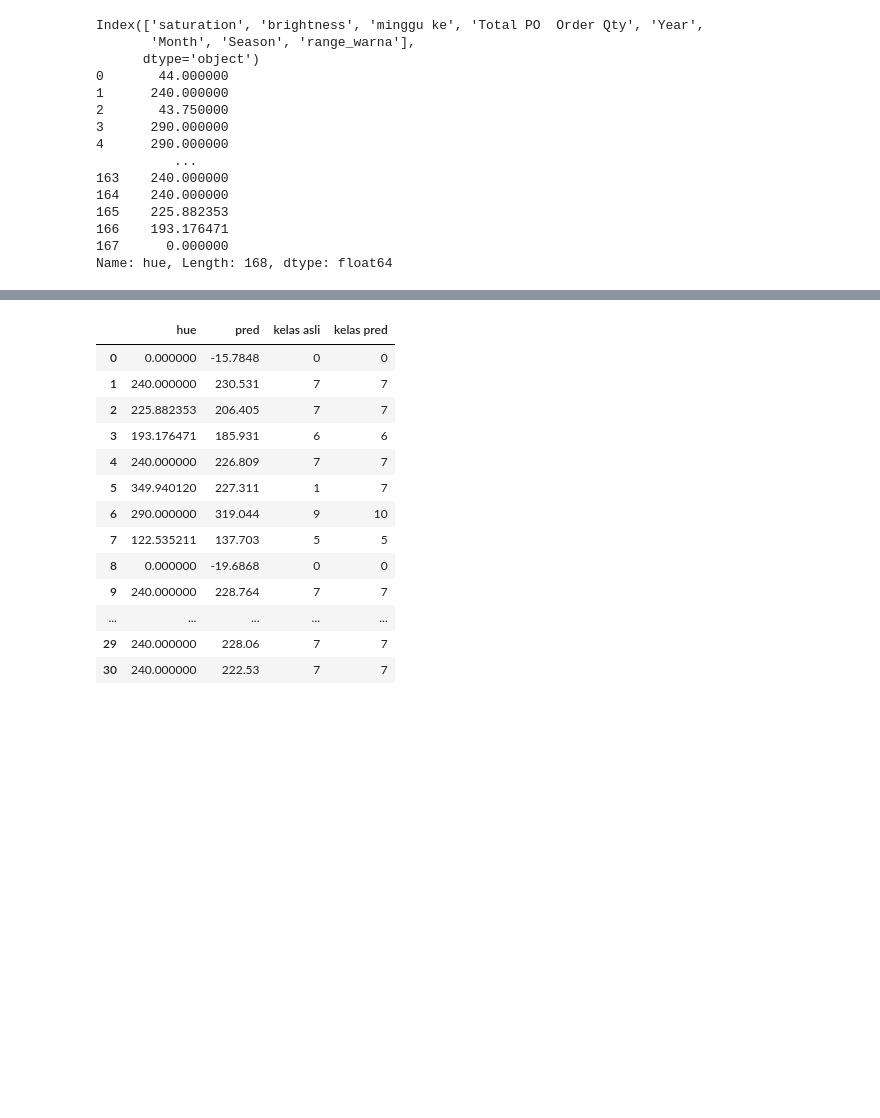
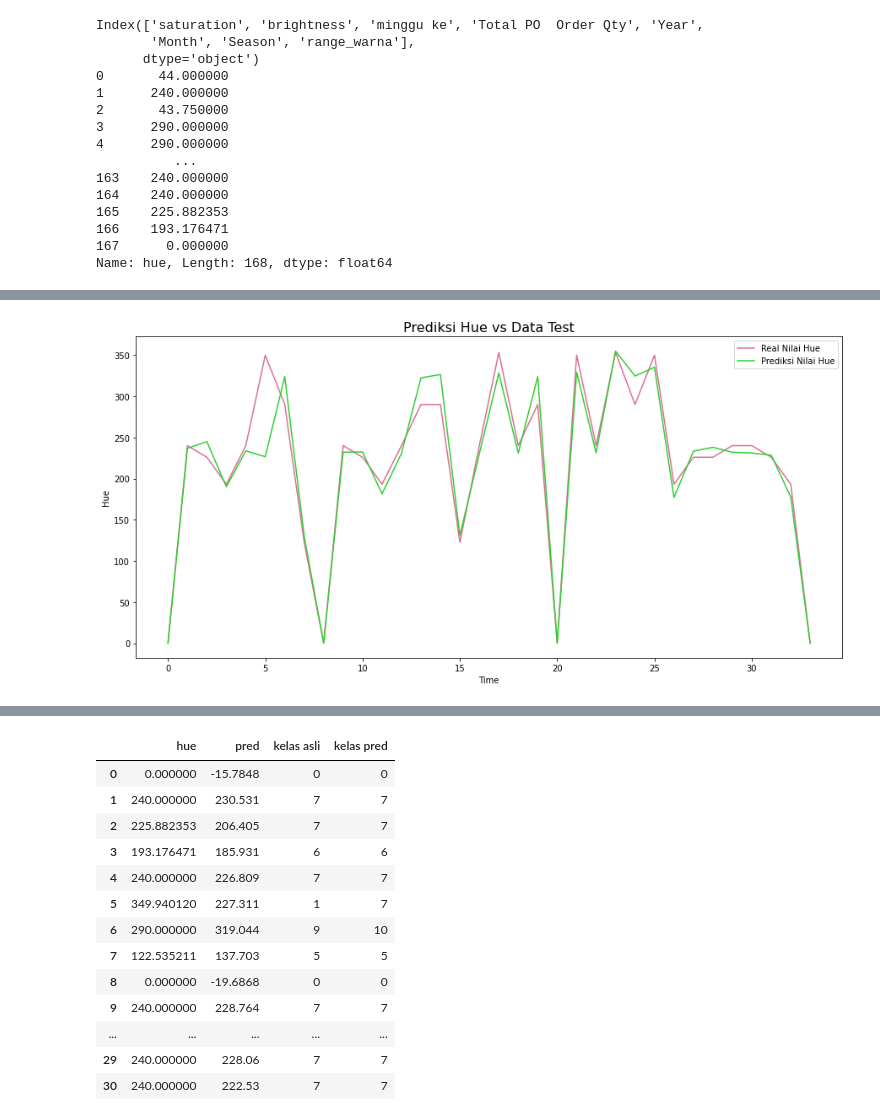
Before and after one commit to geadalfa/PrediksiWarna, a Jupyter notebook: Randomforest_NN.ipynb, the cells around one changed output, grey strips where cells are left out. Drawn from its saved outputs; the diff is of its cells as text; code cells hidden in the pictures; blank space fills up the shorter version.

```diff
--- a/Randomforest_NN.ipynb
+++ b/Randomforest_NN.ipynb
@@ -738,7 +721,9 @@ dtype: object
 # %%
 y_test = y_test.reset_index(drop=True)
 compare = pd.DataFrame({'hue' : y_test, 'pred' : predictions})
+compare2 = pd.DataFrame({'hue' : y_test, 'pred' : y_pred2})
 #compare = pd.DataFrame(y_test, y_pred, axis=1)
 
-compare
+print(compare)
+print(compare2)
 # %% [output]
@@ -775,0 +761,14 @@ plt.show()
+# %%
+# Membuat diagram garis untuk memperlihatkan ke akuratan hasil prediksi dan nilai real pada dataset
+# Data prediksi vs data test
+
+plt.figure(figsize=(15,7))
+plt.plot(compare2['hue'], color = 'palevioletred', label = 'Real Nilai Hue')
+plt.plot(compare2['pred'], color = 'limegreen', label = 'Prediksi Nilai Hue')
+plt.title('Prediksi Hue vs Data Test',fontsize = 16)
+plt.xlabel('Time')
+plt.ylabel('Hue')
+plt.legend()
+plt.show()
+# %% [output]
+[figure, added]
```
Also changed, not shown: parts of 10 cells of this notebook.
